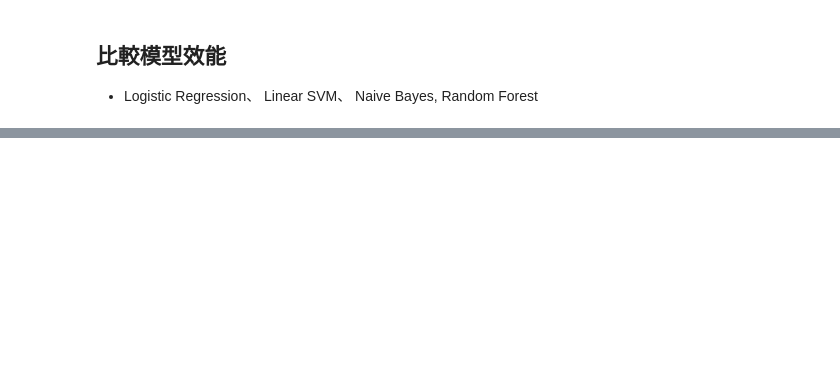
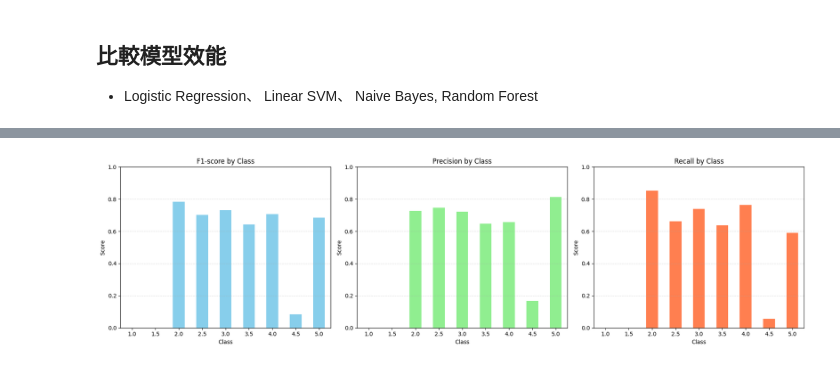
Before and after one commit to RyonnKuo/hotel-ranking-predict-with-reviews, a Jupyter notebook: predictHotelRankingWithText.ipynb, the cells around one changed output, grey strips where cells are left out. Drawn from its saved outputs; the diff is of its cells as text; code cells hidden in the pictures; blank space fills up the shorter version.

```diff
--- a/predictHotelRankingWithText.ipynb
+++ b/predictHotelRankingWithText.ipynb
@@ -182,0 +295,17 @@ weighted avg       0.62      0.65      0.63       936
+# %%
+# 多筆評論預測函式
+# 向量化與模型訓練
+# 同樣改成TfidfVectorizer
+# vectorizer = CountVectorizer(max_features=1000, stop_words='english')
+vectorizer = TfidfVectorizer(max_features=3000, min_df=3, max_df=0.8, stop_words='english')
+vec_X = vectorizer.fit_transform(X_train_raw)
+
+print(f"正在使用最佳模型訓練：{best_model_name}")
+clf_final = next(model for name, model in models if name == best_model_name)
+clf_final.fit(vec_X, y_train)
+
+y_pred = clf_final.predict(vec_test)
+
+# 輸出測試集分類報告
+print(f"\n測試集結果 ({best_model_name}):\n")
+print(classification_report(y_test, y_pred))
@@ -182,0 +337,46 @@ weighted avg       0.62      0.65      0.63       936
+# %%
+from sklearn.metrics import classification_report
+import matplotlib.pyplot as plt
+
+def plot_classification_report(y_test, y_pred):
+
+    # 產出分類報告（dict 形式）
+    report_dict = classification_report(y_test, y_pred, output_dict=True)
+    report_df = pd.DataFrame(report_dict).T
+
+    # 顯示文字報告
+    print("\n=== Classification Report ===\n")
+    print(classification_report(y_test, y_pred))
+
+    # 過濾掉整體統計項目
+    class_scores = report_df.drop(['accuracy', 'macro avg', 'weighted avg'], errors='ignore')
+
+    # 繪圖
+    fig, ax = plt.subplots(1, 3, figsize=(18, 5))
+
+    # F1-score
+    class_scores['f1-score'].plot(kind='bar', ax=ax[0], color='skyblue')
+    ax[0].set_title("F1-score by Class")
+    ax[0].set_ylim(0, 1)
+
+    # Precision
+    class_scores['precision'].plot(kind='bar', ax=ax[1], color='lightgreen')
+    ax[1].set_title("Precision by Class")
+    ax[1].set_ylim(0, 1)
+
+    # Recall
+    class_scores['recall'].plot(kind='bar', ax=ax[2], color='coral')
+    ax[2].set_title("Recall by Class")
+    ax[2].set_ylim(0, 1)
+
+    for a in ax:
+        a.set_xlabel("Class")
+        a.set_ylabel("Score")
+        a.grid(axis='y', linestyle='--', alpha=0.4)
+        a.set_xticklabels(a.get_xticklabels(), rotation=0)
+
+    plt.tight_layout()
+    plt.show()
+
+plot_classification_report(y_test, y_pred)
+# %% [output]
@@ -182,0 +400 @@ weighted avg       0.62      0.65      0.63       936
+[figure, added]
```
Also changed, not shown: parts of 14 cells of this notebook.
